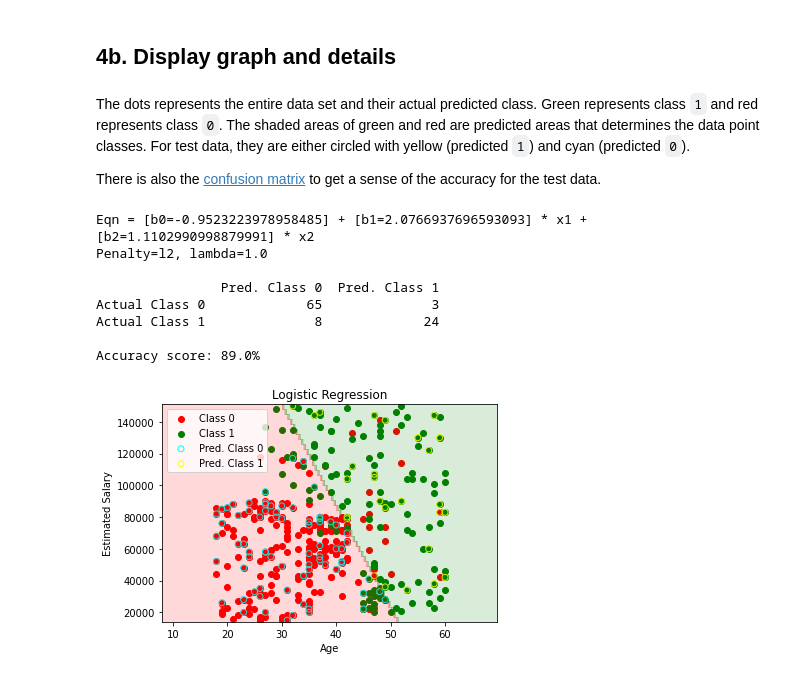
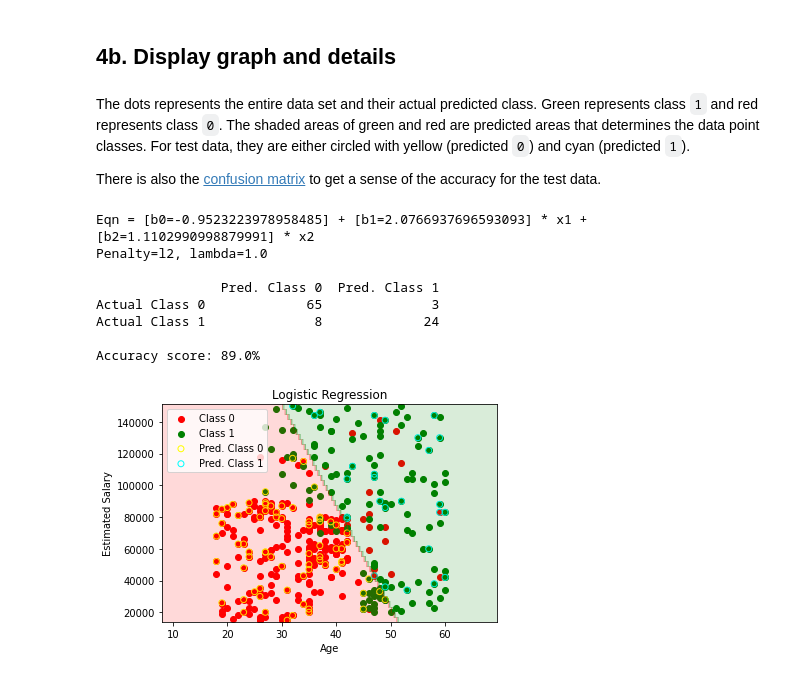
Before and after one commit to oooookk7/machine-learning-a-to-z, a Jupyter notebook: 03/logistic_regression.ipynb, the cells around one changed output. Drawn from its saved outputs; the diff is of its cells as text; code cells hidden in the pictures.

```diff
--- a/03/logistic_regression.ipynb
+++ b/03/logistic_regression.ipynb
@@ -72,7 +72,7 @@ def split_into_classes(x_data_inverse, y_data):
 
     return cls_0, cls_1
 # %% [markdown]
-The dots represents the entire data set and their actual predicted class. Green represents class `1` and red represents class `0`. The shaded areas of green and red are predicted areas that determines the data point classes. For test data, they are either circled with yellow (predicted `1`) and cyan (predicted `0`).
+The dots represents the entire data set and their actual predicted class. Green represents class `1` and red represents class `0`. The shaded areas of green and red are predicted areas that determines the data point classes. For test data, they are either circled with yellow (predicted `0`) and cyan (predicted `1`).
 
 There is also the [confusion matrix](https://en.wikipedia.org/wiki/Confusion_matrix) to get a sense of the accuracy  for the test data.
 # %%
@@ -83,33 +83,33 @@ x_0, x_1 = split_into_classes(x, y)
 x_test_0, x_test_1 = split_into_classes(x_test_inverse, y_prediction)
 
 cm = confusion_matrix(y_test, y_prediction)
 
 print(f'Eqn = [b0={model.intercept_[0]}] + [b1={model.coef_[0][0]}] * x1 + [b2={model.coef_[0][1]}] * x2')
 print(f'Penalty={model.get_params()["penalty"]}, lambda={1 / model.get_params()["C"]} \n')
 
 print(pd.DataFrame(cm, columns=['Pred. Class 0', 'Pred. Class 1'], index=['Actual Class 0', 'Actual Class 1']), '\n')
 print(f'Accuracy score: {accuracy_score(y_test, y_prediction) * 100}%')
 
 plt.scatter(x_0['x'], x_0['y'], color='red', label='Class 0')
 plt.scatter(x_1['x'], x_1['y'], color='green', label='Class 1')
 
-plt.scatter(x_test_0['x'], x_test_0['y'], facecolors='none', edgecolors='cyan', label='Pred. Class 0')
-plt.scatter(x_test_1['x'], x_test_1['y'], facecolors='none', edgecolors='yellow', label='Pred. Class 1')
+plt.scatter(x_test_0['x'], x_test_0['y'], facecolors='none', edgecolors='yellow', label='Pred. Class 0')
+plt.scatter(x_test_1['x'], x_test_1['y'], facecolors='none', edgecolors='cyan', label='Pred. Class 1')
 
 plt.contourf(x1, x2, z, alpha = 0.15, cmap=ListedColormap(('red', 'green')))
 
 plt.title('Logistic Regression')
 plt.xlabel('Age')
 plt.ylabel('Estimated Salary')
 plt.legend()
 plt.show()
 # %% [output]
 Eqn = [b0=-0.9523223978958485] + [b1=2.0766937696593093] * x1 + [b2=1.1102990998879991] * x2
 Penalty=l2, lambda=1.0
 
                 Pred. Class 0  Pred. Class 1
 Actual Class 0             65              3
 Actual Class 1              8             24
 
 Accuracy score: 89.0%
-[figure, old version]
+[figure, new version]
```
